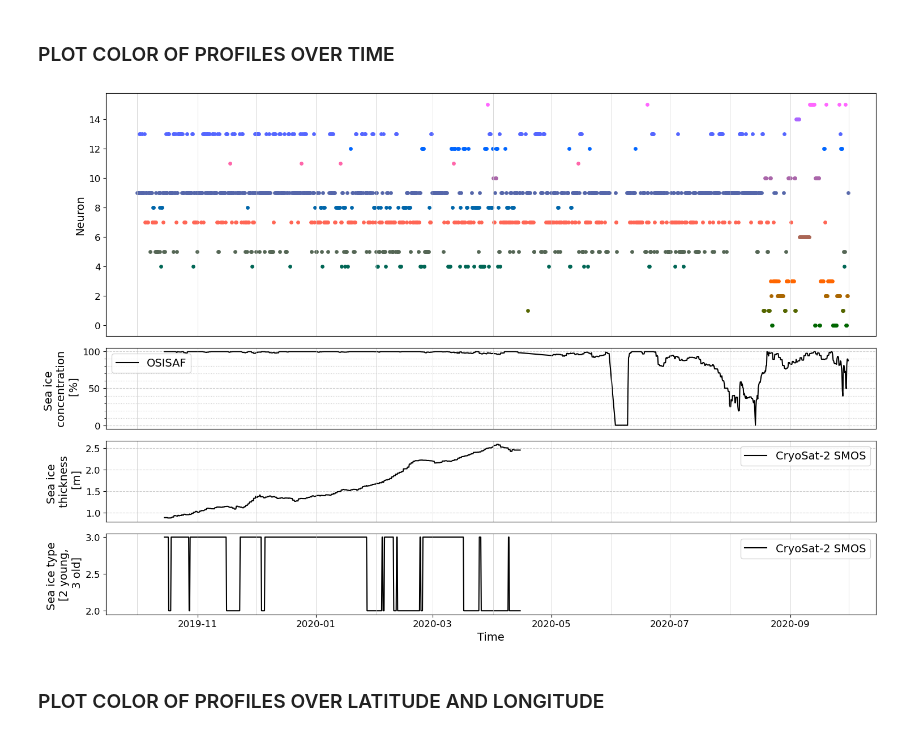
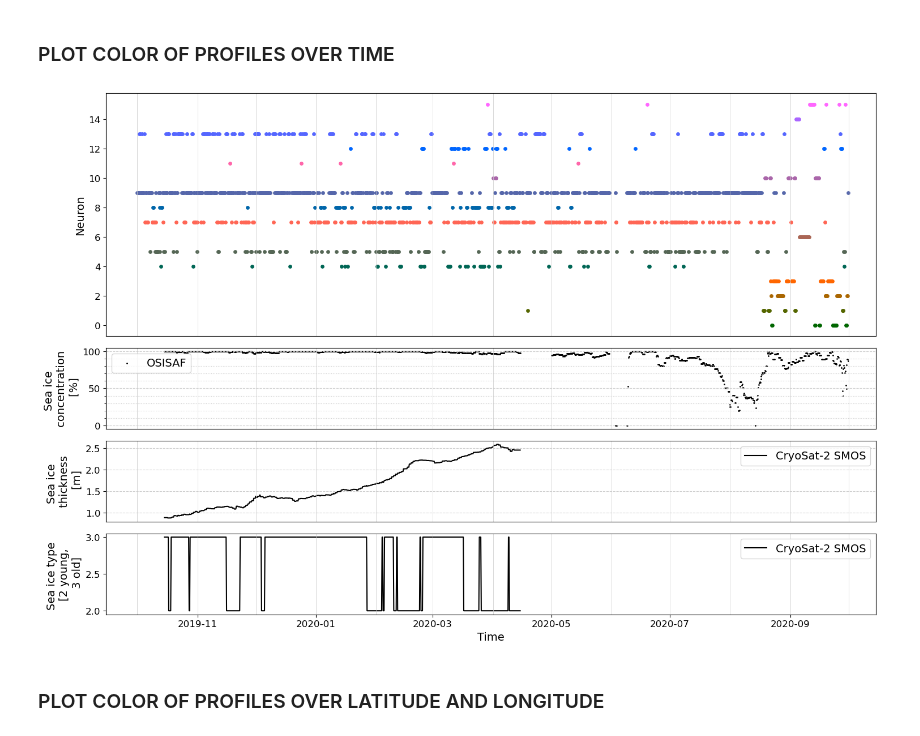
Before and after one commit to charrelju/M1_Internship_MET_Norway, a Jupyter notebook: ERA5_MOSAIC_SOM_TEMP.ipynb, the cells around one changed output. Drawn from its saved outputs; the diff is of its cells as text; code cells hidden in the pictures.

```diff
--- a/ERA5_MOSAIC_SOM_TEMP.ipynb
+++ b/ERA5_MOSAIC_SOM_TEMP.ipynb
@@ -359,40 +359,40 @@ axs[0].set_ylabel('Neuron')
 axs[0].set_xlim([datetime.date(2019, 9, 15), datetime.date(2020, 10, 15)])
 axs[0].set_xticks([])
 
-axs[1].plot(dates, df['sea_ice_concentration_osi[%]'], 'k', label='OSISAF')
+axs[1].scatter(dates, df['sea_ice_concentration_osi[%]'], s=1, color='k', label='OSISAF')
 axs[1].set_ylabel('Sea ice \n concentration \n [%]')
 axs[1].set_xlim([datetime.date(2019, 9, 15), datetime.date(2020, 10, 15)])
 axs[1].set_xticks([])
 axs[1].legend(fontsize='14')
 axs[1].yaxis.set_minor_locator(AutoMinorLocator(5))
 axs[1].yaxis.grid(which='major', color='#CCCCCC', linestyle='--')
 axs[1].yaxis.grid(which='minor', color='#CCCCCC', linestyle=':')
 
 axs[2].plot(dates, df['sea_ice_thickness[m]'], 'k', label='CryoSat-2 SMOS')
 axs[2].set_xlim([datetime.date(2019, 9, 15), datetime.date(2020, 10, 15)])
 axs[2].set_ylabel('Sea ice \n thickness \n [m]')
 axs[2].set_xticks([])
 axs[2].legend(fontsize='14')
 axs[2].yaxis.set_minor_locator(AutoMinorLocator(0.1))
 axs[2].yaxis.grid(which='major', color='#CCCCCC', linestyle='--')
 axs[2].yaxis.grid(which='minor', color='#CCCCCC', linestyle=':')
 
 axs[3].plot(dates, df['sea_ice_type[2 young, 3 old]'], 'k', label='CryoSat-2 SMOS')
 axs[3].set_xlim([datetime.date(2019, 9, 15), datetime.date(2020, 10, 15)])
 axs[3].set_ylabel('Sea ice type \n [2 young, \n 3 old]')
 axs[3].set_xlabel('Time')
 axs[3].legend(fontsize='14')
 
 months_date = pd.date_range('2019-09-01','2020-11-01' , freq='1M')-pd.offsets.MonthBegin(1)
 for i in range(0,4) :
     for j in range(0,14) :
         axs[i].axvline(months_date[j], color='#CCCCCC', linestyle='-', linewidth='0.5')
 
 fig.tight_layout()
 path_fig = '/lustre/storeB/users/justinec/master_internship/figures/era5_mosaic_SOM/'
 plt.savefig(path_fig+'ERA5_MOSAIC_bias_temp_'+str(x*y)+'_s'+str(sigma)+'_lt'+str(learning_rate)+'_i'+str(iterations)+'_timeserie.png',dpi=300)
 # %% [output]
-[figure, old version]
+[figure, new version]
 # %% [markdown]
 ### PLOT COLOR OF PROFILES OVER LATITUDE AND LONGITUDE
 # %%
```
Also changed, not shown: 5 other files.
